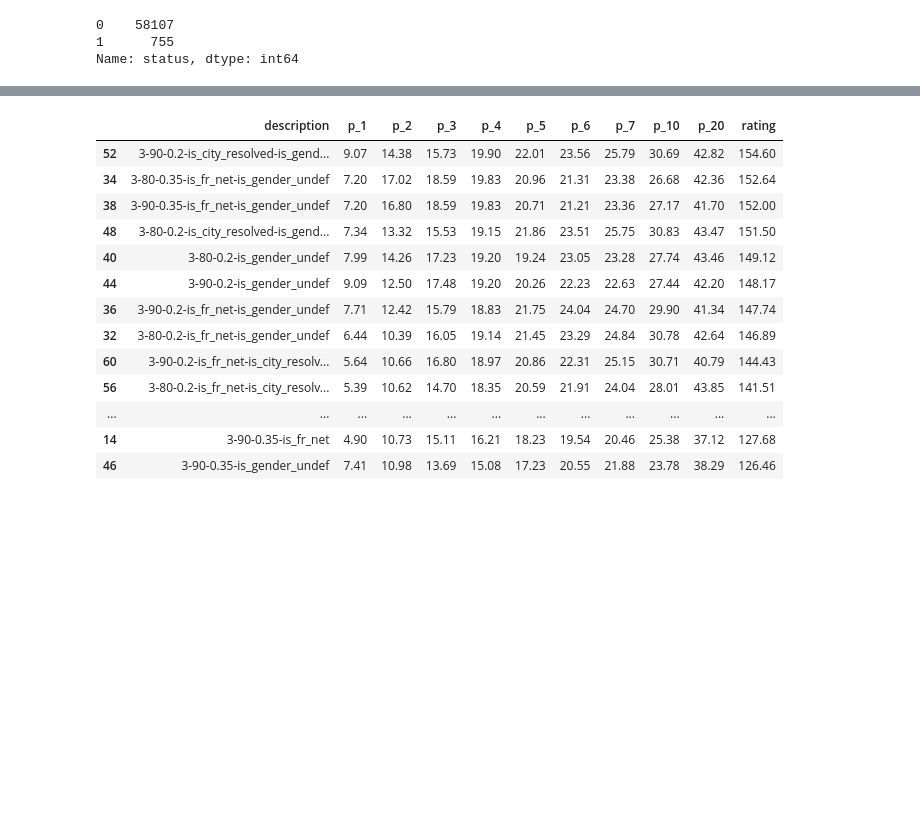
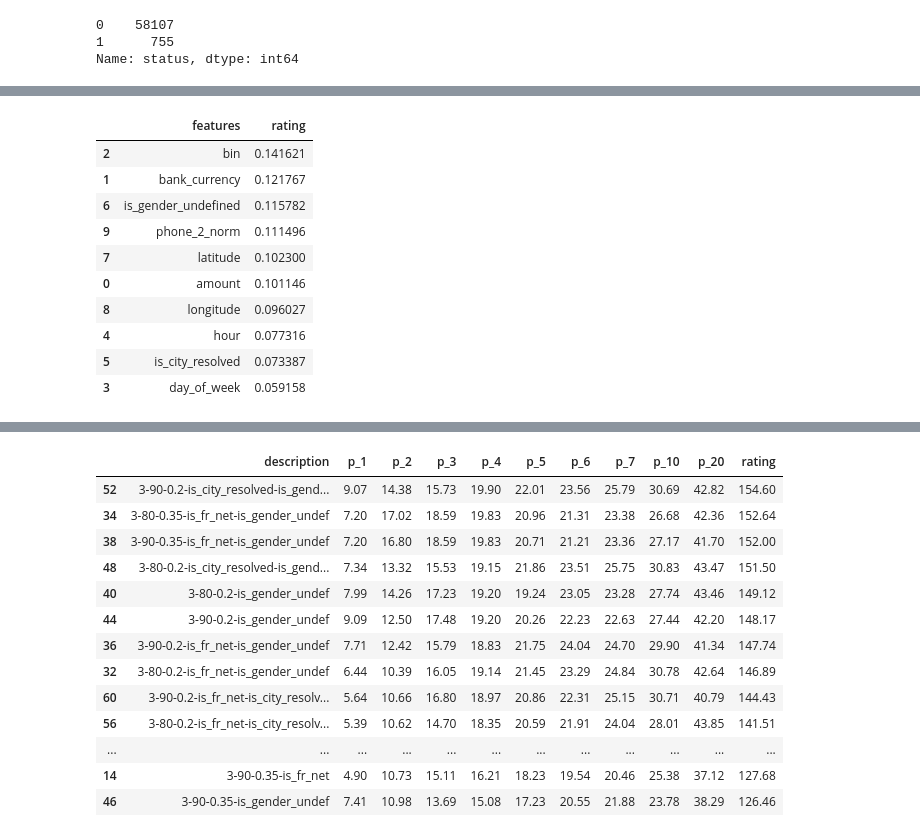
Before and after one commit to Shugarev/analyzer_prediction, a Jupyter notebook: xgb_research/xgb-params-table.ipynb, the cells around one changed output, grey strips where cells are left out. Saved outputs shown, nothing was run; the diff lists cells and outputs as text; code cells hidden in the pictures; blank space fills up the shorter version.

```diff
--- a/xgb_research/xgb-params-table.ipynb
+++ b/xgb_research/xgb-params-table.ipynb
@@ -134,6 +146,21 @@ stat_best = result_df_amount.copy().iloc[sub_rows,:]
 col_names = [col for col in stat_best.columns if col.startswith('p_') ]
 stat_best.loc[:, col_names] = stat_best.loc[:, col_names].astype(float)
 stat_best = stat_best.sort_values(by="rating", ascending=False)
+# %%
+data_st = {'features': COL_FACTORS, 'rating': model.feature_importances_}
+pd.DataFrame(data=data_st).sort_values(by=['rating'], ascending=False)
+# %% [output]
+|  | features | rating |
+| 2 | bin | 0.141621 |
+| 1 | bank_currency | 0.121767 |
+| 6 | is_gender_undefined | 0.115782 |
+| 9 | phone_2_norm | 0.111496 |
+| 7 | latitude | 0.102300 |
+| 0 | amount | 0.101146 |
+| 8 | longitude | 0.096027 |
+| 4 | hour | 0.077316 |
+| 5 | is_city_resolved | 0.073387 |
+| 3 | day_of_week | 0.059158 |
 # %%
 stat_best.iloc[:,:11]
 # %% [output]
```
Also changed, not shown: parts of 10 cells of this notebook, 1 other file.
